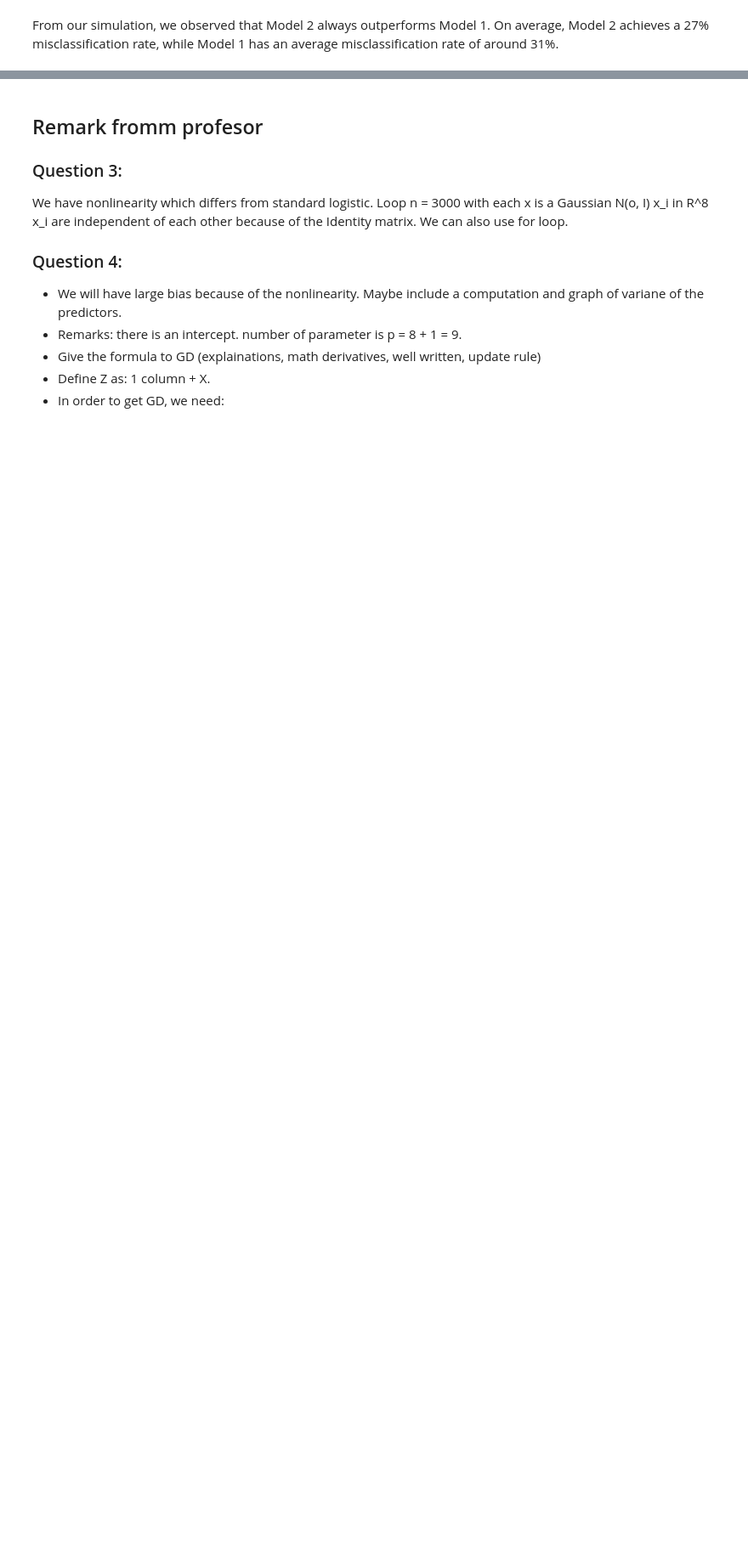
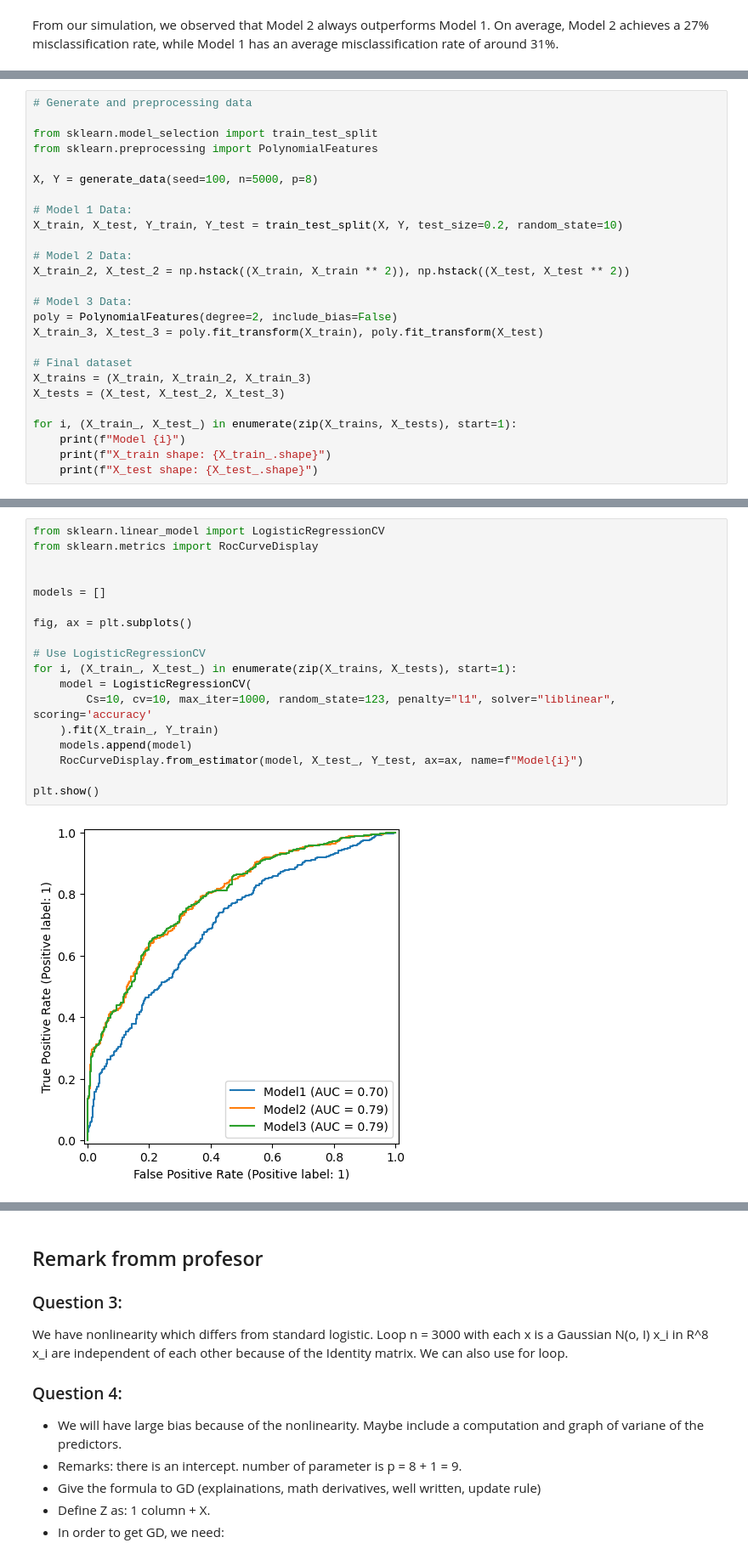
Before and after one commit to khuongdb/ensai-ml-computer-lab, a Jupyter notebook: project.ipynb, the cells around one changed output, grey strips where cells are left out. Shown: that part at 85% size. Cells and saved outputs as stored; diff of their text form; blank space fills up the shorter version.

```diff
--- a/project.ipynb
+++ b/project.ipynb
@@ -1084,0 +1023,26 @@ Now we will use logistic Lasso from the `scikit-learn` package to train Model1 a
+# %%
+# Generate and preprocessing data
+
+from sklearn.model_selection import train_test_split
+from sklearn.preprocessing import PolynomialFeatures
+
+X, Y = generate_data(seed=100, n=5000, p=8)
+
+# Model 1 Data:
+X_train, X_test, Y_train, Y_test = train_test_split(X, Y, test_size=0.2, random_state=10)
+
+# Model 2 Data:
+X_train_2, X_test_2 = np.hstack((X_train, X_train ** 2)), np.hstack((X_test, X_test ** 2))
+
+# Model 3 Data:
+poly = PolynomialFeatures(degree=2, include_bias=False)
+X_train_3, X_test_3 = poly.fit_transform(X_train), poly.fit_transform(X_test)
+
+# Final dataset
+X_trains = (X_train, X_train_2, X_train_3)
+X_tests = (X_test, X_test_2, X_test_3)
+
+for i, (X_train_, X_test_) in enumerate(zip(X_trains, X_tests), start=1):
+    print(f"Model {i}")
+    print(f"X_train shape: {X_train_.shape}")
+    print(f"X_test shape: {X_test_.shape}")
@@ -1084,0 +1065,20 @@ Now we will use logistic Lasso from the `scikit-learn` package to train Model1 a
+# %%
+from sklearn.linear_model import LogisticRegressionCV
+from sklearn.metrics import RocCurveDisplay
+
+
+models = []
+
+fig, ax = plt.subplots()
+
+# Use LogisticRegressionCV
+for i, (X_train_, X_test_) in enumerate(zip(X_trains, X_tests), start=1):
+    model = LogisticRegressionCV(
+        Cs=10, cv=10, max_iter=1000, random_state=123, penalty="l1", solver="liblinear", scoring='accuracy'
+    ).fit(X_train_, Y_train)
+    models.append(model)
+    RocCurveDisplay.from_estimator(model, X_test_, Y_test, ax=ax, name=f"Model{i}")
+
+plt.show()
+# %% [output]
+[figure, added]
```
Also changed, not shown: parts of 17 cells of this notebook, 1 other file.
